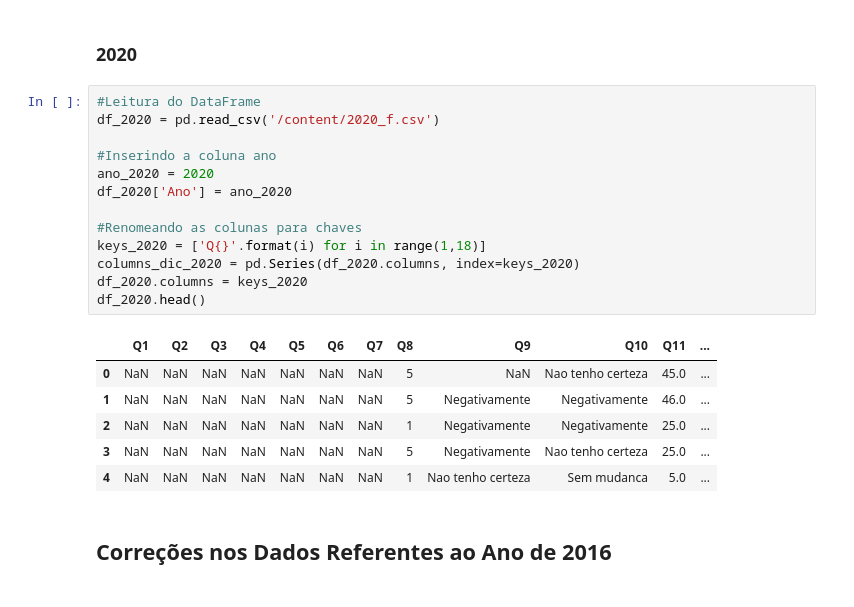
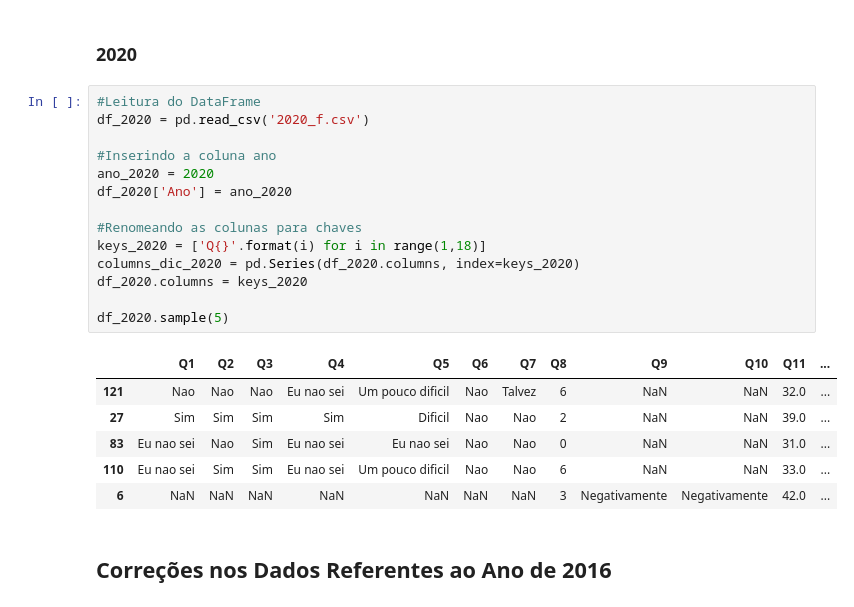
Before and after one commit to SabrinaDantas/projeto_coleta_e_preparacao_pucrs, a Jupyter notebook: projeto_coleta_e_preparacao_fase02.ipynb, the cells around one changed output. Drawn from its saved outputs; the diff is of its cells as text.

```diff
--- a/projeto_coleta_e_preparacao_fase02.ipynb
+++ b/projeto_coleta_e_preparacao_fase02.ipynb
@@ -152,24 +132,25 @@ df_2019.head()
 ### 2020
 # %%
 #Leitura do DataFrame
-df_2020 = pd.read_csv('/content/2020_f.csv')
+df_2020 = pd.read_csv('2020_f.csv')
 
 #Inserindo a coluna ano
 ano_2020 = 2020
 df_2020['Ano'] = ano_2020
 
 #Renomeando as colunas para chaves
 keys_2020 = ['Q{}'.format(i) for i in range(1,18)]
 columns_dic_2020 = pd.Series(df_2020.columns, index=keys_2020)
 df_2020.columns = keys_2020
-df_2020.head()
+
+df_2020.sample(5)
 # %% [output]
 |  | Q1 | Q2 | Q3 | Q4 | Q5 | Q6 | Q7 | Q8 | Q9 | Q10 | Q11 | ... |
-| 0 | NaN | NaN | NaN | NaN | NaN | NaN | NaN | 5 | NaN | Nao tenho certeza | 45.0 | ... |
-| 1 | NaN | NaN | NaN | NaN | NaN | NaN | NaN | 5 | Negativamente | Negativamente | 46.0 | ... |
-| 2 | NaN | NaN | NaN | NaN | NaN | NaN | NaN | 1 | Negativamente | Negativamente | 25.0 | ... |
-| 3 | NaN | NaN | NaN | NaN | NaN | NaN | NaN | 5 | Negativamente | Nao tenho certeza | 25.0 | ... |
-| 4 | NaN | NaN | NaN | NaN | NaN | NaN | NaN | 1 | Nao tenho certeza | Sem mudanca | 5.0 | ... |
+| 121 | Nao | Nao | Nao | Eu nao sei | Um pouco dificil | Nao | Talvez | 6 | NaN | NaN | 32.0 | ... |
+| 27 | Sim | Sim | Sim | Sim | Dificil | Nao | Nao | 2 | NaN | NaN | 39.0 | ... |
+| 83 | Eu nao sei | Nao | Sim | Eu nao sei | Eu nao sei | Nao | Nao | 0 | NaN | NaN | 31.0 | ... |
+| 110 | Eu nao sei | Sim | Sim | Eu nao sei | Um pouco dificil | Nao | Nao | 6 | NaN | NaN | 33.0 | ... |
+| 6 | NaN | NaN | NaN | NaN | NaN | NaN | NaN | 3 | Negativamente | Negativamente | 42.0 | ... |
 # %% [markdown]
 ## Correções nos Dados Referentes ao Ano de 2016
 # %% [markdown]
```
Also changed, not shown: parts of 123 cells of this notebook.
